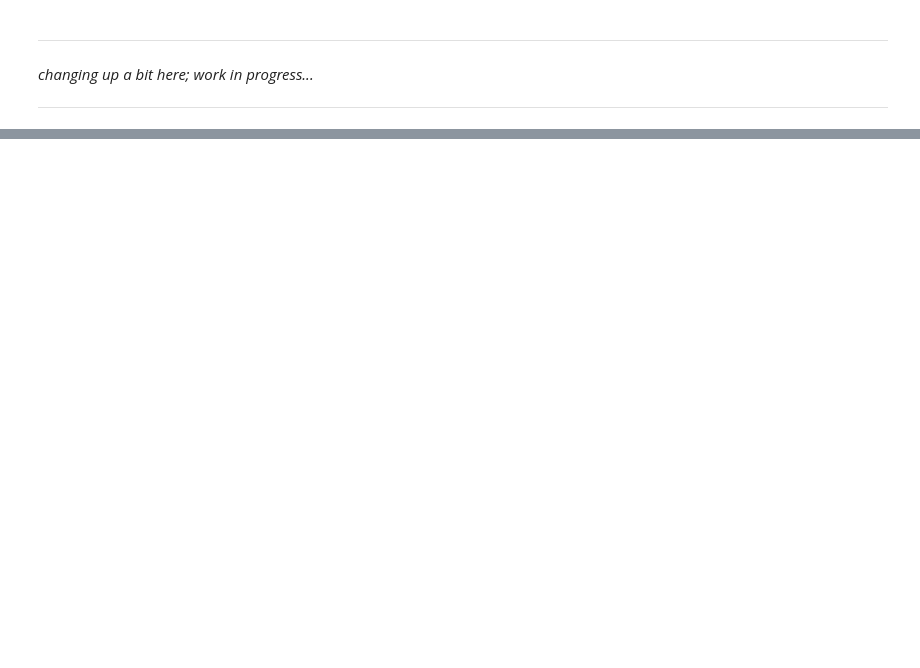
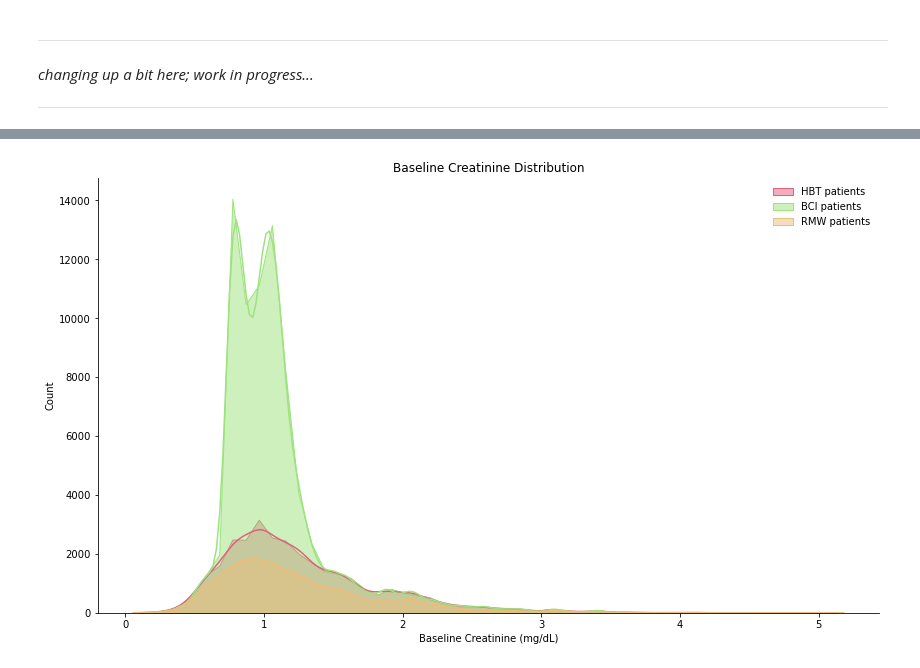
Before and after one commit to isaranwrap/StandardizingAKI, a Jupyter notebook: notebooks/Results.ipynb, the cells around one changed output, grey strips where cells are left out. Cells and saved outputs as stored; diff of their text form; code cells hidden in the pictures; blank space fills up the shorter version.

```diff
--- a/notebooks/Results.ipynb
+++ b/notebooks/Results.ipynb
@@ -472,0 +376,3 @@ print([comb_olpp[comb_olpp[flaggerDefinitions[d]] > 0].index.nunique() for d in
+# %%
+#df = df.set_index(index)
+baselineCreatDF = AKIFlagger(HB_trumping=True, add_baseline_creat = True).returnAKIpatients(flaggerOutput.merge(df.set_index(index).loc[:, ['creatinine', 'inpatient']], on=index))
@@ -472,0 +395,3 @@ print([comb_olpp[comb_olpp[flaggerDefinitions[d]] > 0].index.nunique() for d in
+# %%
+baselineCreatDF2 = AKIFlagger(HB_trumping=True, eGFR_impute=True, add_baseline_creat = True).returnAKIpatients(flaggerOutput.merge(df.set_index(index).loc[:, ['creatinine', 'inpatient', 'age', 'sex']], on=index))
+baselineCreatDF2.head()
@@ -472,0 +424,41 @@ print([comb_olpp[comb_olpp[flaggerDefinitions[d]] > 0].index.nunique() for d in
+# %%
+# Parameters
+BINS = 50
+colors = {
+    'purple': '#4B296B',
+    'crimson': '#D7263D',
+    'nightblue': '#2E294E',
+    'mint': '#B5FED9',
+    'orange': '#E57A44',
+    'forestgreen': '#423B0B',
+    'meadowgreen': '#9CE37D',
+    'apricot': '#F6C5AF',
+    'blushpink': '#E0607E',
+    'gold': '#EABE7C',
+    'yellowgreen': '#D9DD92',
+}
+
+# Plotting
+fig, ax = plt.subplots(nrows=1,ncols=1, frameon=False, figsize=(14,8))
+
+sns.histplot(baselineCreatDF.loc[baselineCreatDF.HBT > 0].baseline_creat, label="HBT patients",
+             bins=BINS, kde=True, color=colors['blushpink'], element="poly")
+sns.histplot(baselineCreatDF2.loc[baselineCreatDF2.BCI > 0].baseline_creat, label="BCI patients",
+             bins=BINS, kde=True, color=colors['meadowgreen'], element="poly")
+sns.histplot(baselineCreatDF.loc[baselineCreatDF.RMW > 0].baseline_creat, label="RMW patients",
+             bins=BINS, kde=True, color=colors['gold'], element="poly")
+
+
+
+                  #kde_kws={"shade": True, "linewidth": 3}, rug_kws={"color": "black", "linewidth": 1})
+#sns.distplot(baselineCreatDF.loc[baselineCreatDF.RMW > 0].baseline_creat, bins=20, kde=True, ax=ax)
+ax.set_xlabel('Baseline Creatinine (mg/dL)')
+ax.set_title('Baseline Creatinine Distribution')
+ax.legend(frameon=False)
+ax.spines['top'].set_visible(False)
+ax.spines['right'].set_visible(False)
+ax.spines['bottom'].set_visible(True)
+ax.spines['left'].set_visible(True)
+ax.set_facecolor("#fff")
+# %% [output]
+[figure, added]
```
Also changed, not shown: parts of 35 cells of this notebook, 5 other files.
